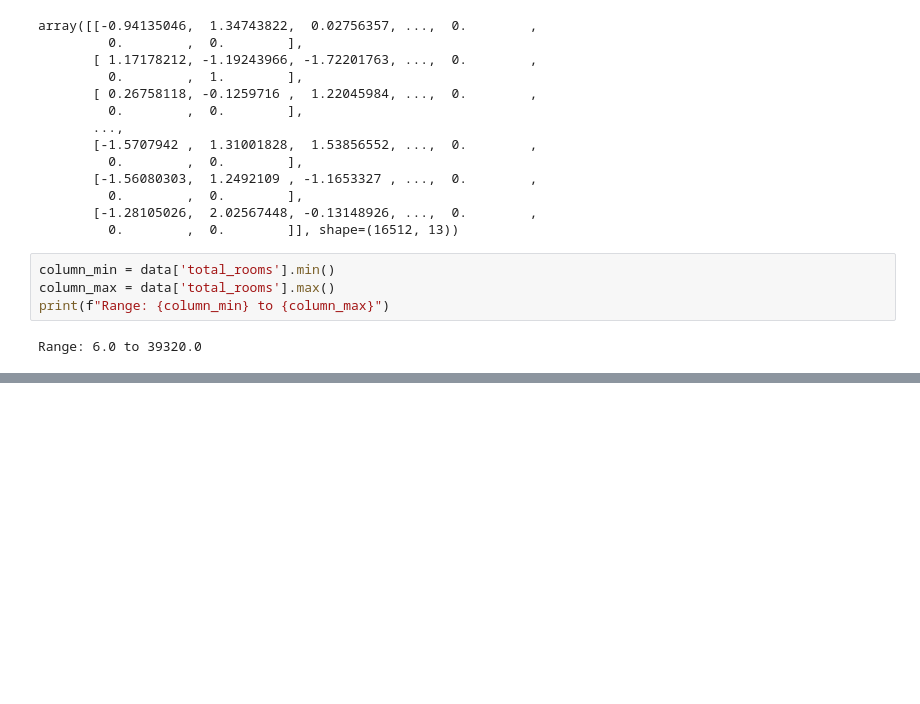
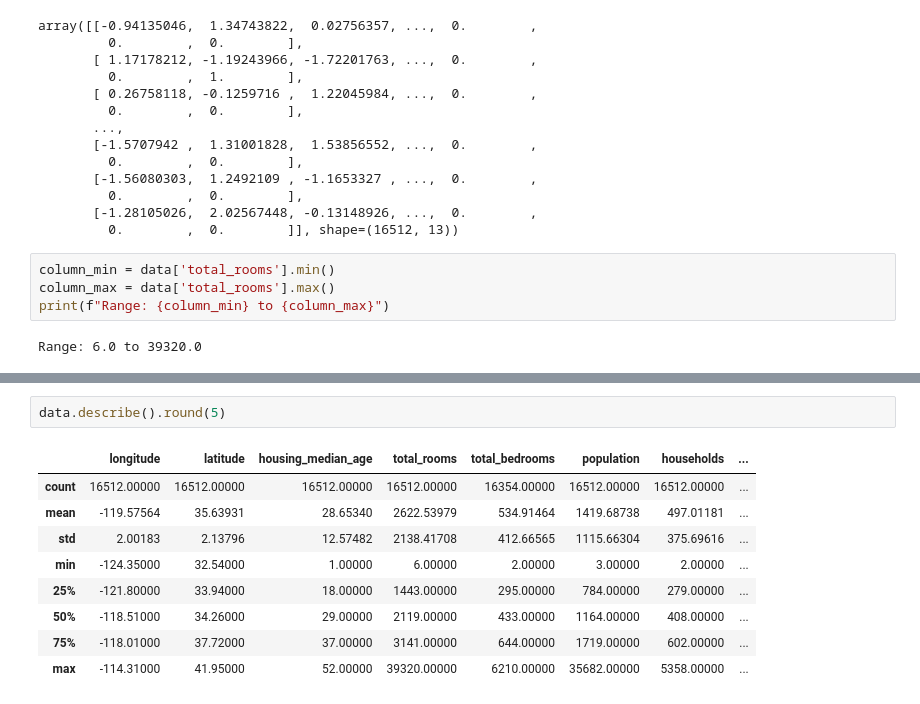
Before and after one commit to PritBPatel1845/CaliforniaHousing, a Jupyter notebook: CaliforniaHousing.ipynb, the cells around one changed output, grey strips where cells are left out. Cells and saved outputs as stored; diff of their text form; blank space fills up the shorter version.

```diff
--- a/CaliforniaHousing.ipynb
+++ b/CaliforniaHousing.ipynb
@@ -462,0 +465,12 @@ plt.show()
+# %%
+data.describe().round(5)
+# %% [output]
+|  | longitude | latitude | housing_median_age | total_rooms | total_bedrooms | population | households | ... |
+| count | 16512.00000 | 16512.00000 | 16512.00000 | 16512.00000 | 16354.00000 | 16512.00000 | 16512.00000 | ... |
+| mean | -119.57564 | 35.63931 | 28.65340 | 2622.53979 | 534.91464 | 1419.68738 | 497.01181 | ... |
+| std | 2.00183 | 2.13796 | 12.57482 | 2138.41708 | 412.66565 | 1115.66304 | 375.69616 | ... |
+| min | -124.35000 | 32.54000 | 1.00000 | 6.00000 | 2.00000 | 3.00000 | 2.00000 | ... |
+| 25% | -121.80000 | 33.94000 | 18.00000 | 1443.00000 | 295.00000 | 784.00000 | 279.00000 | ... |
+| 50% | -118.51000 | 34.26000 | 29.00000 | 2119.00000 | 433.00000 | 1164.00000 | 408.00000 | ... |
+| 75% | -118.01000 | 37.72000 | 37.00000 | 3141.00000 | 644.00000 | 1719.00000 | 602.00000 | ... |
+| max | -114.31000 | 41.95000 | 52.00000 | 39320.00000 | 6210.00000 | 35682.00000 | 5358.00000 | ... |
```
Also changed, not shown: parts of 3 cells of this notebook, 1 other file.
